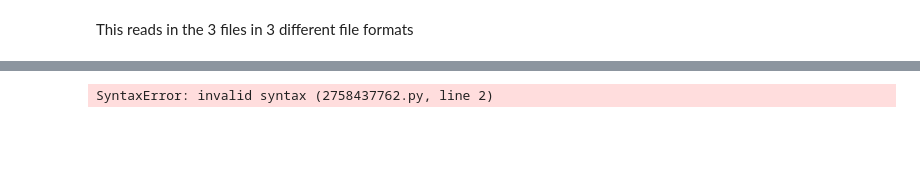
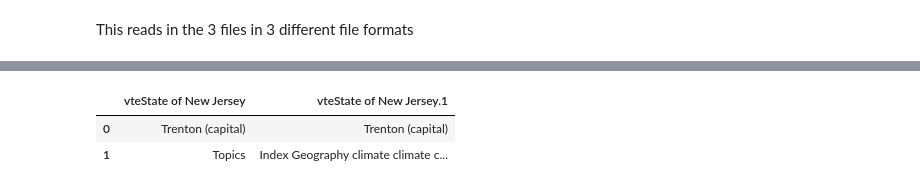
Before and after one commit to eadamsRU/DataManagment, a Jupyter notebook: DatMan_ps1.ipynb, the cells around one changed output, grey strips where cells are left out. Saved outputs shown, nothing was run; the diff lists cells and outputs as text; code cells hidden in the pictures; blank space fills up the shorter version.

```diff
--- a/DatMan_ps1.ipynb
+++ b/DatMan_ps1.ipynb
@@ -53,5 +56,11 @@ AttributeError: 'Request' object has no attribute 'head'
 # %%
 import pandas as pd
-pd.read_html('https://en.wikipedia.org/wiki/List_of_counties_in_New_Jersey',match='Density',flavor=None)[0].head(3)
+tables=pd.read_html('https://en.wikipedia.org/wiki/List_of_counties_in_New_Jersey')
+             #,attrs = {'id': 'List_of_counties'})
+#,match='Density',flavor=None)[0].head(3)
-# %% [output]
-SyntaxError: invalid syntax (2758437762.py, line 2)
+# %%
+tables[3].head(2)
+# %% [output]
+|  | vteState of New Jersey | vteState of New Jersey.1 |
+| 0 | Trenton (capital) | Trenton (capital) |
+| 1 | Topics | Index Geography climate climate c... |
```
Also changed, not shown: parts of 3 cells of this notebook.
